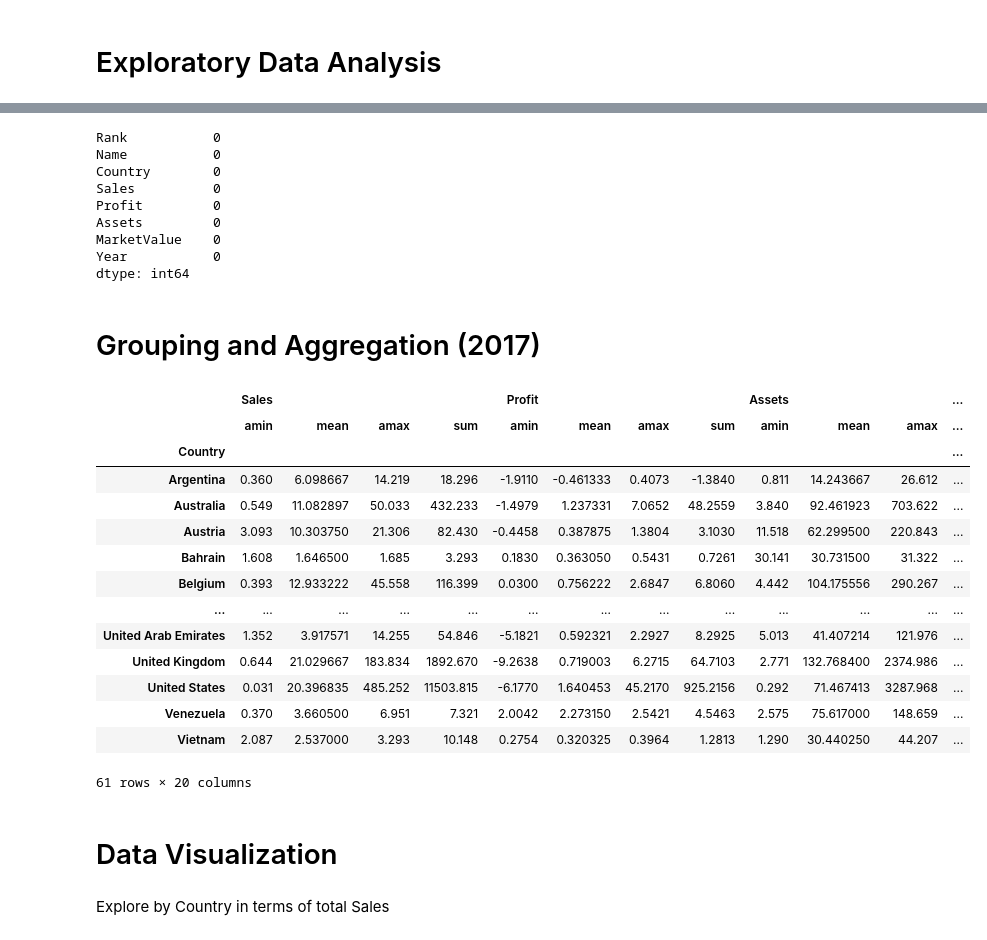
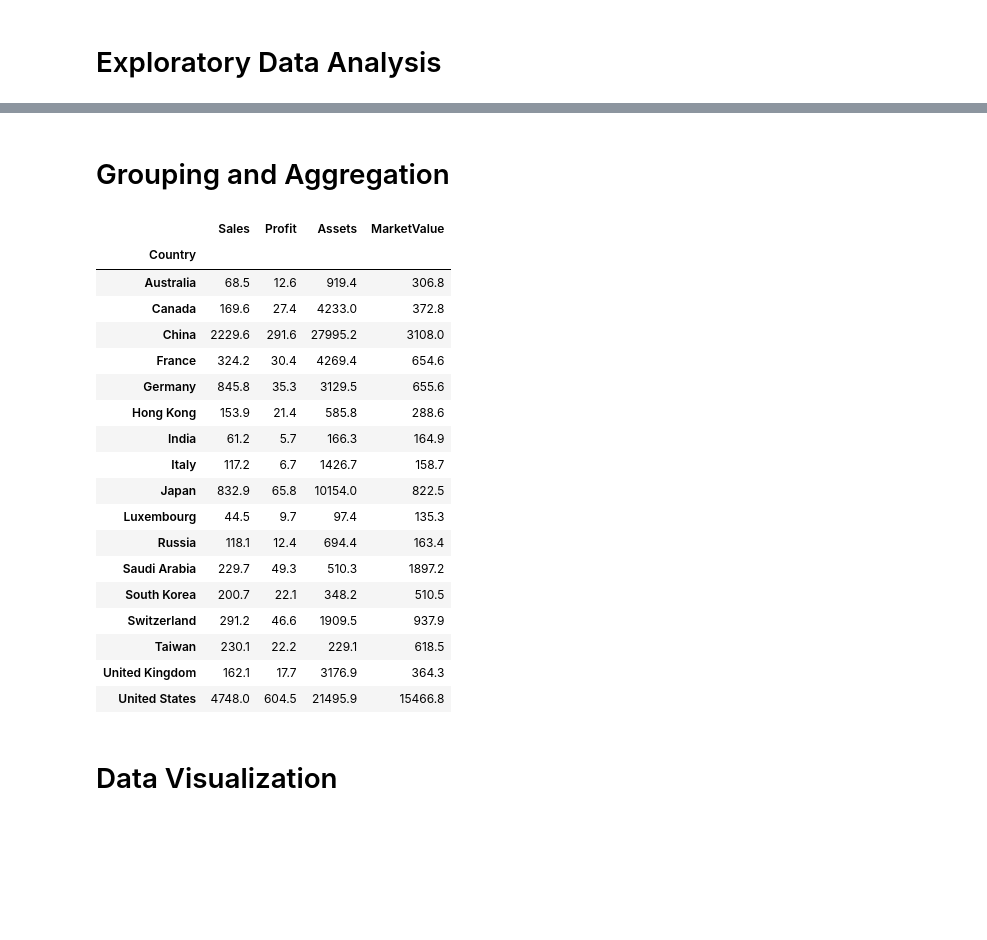
Before and after one commit to eldrigeampong/Data-Science, a Jupyter notebook: Forbes/project2.ipynb, the cells around one changed output, grey strips where cells are left out. Drawn from its saved outputs; the diff is of its cells as text; code cells hidden in the pictures; blank space fills up the shorter version.

```diff
--- a/Forbes/project2.ipynb
+++ b/Forbes/project2.ipynb
@@ -113,0 +112,4 @@ df_17.shape
+# %%
+df_top100[['Sales', 'Profit', 'Assets', 'MarketValue']] = df_top100[['Sales', 'Profit', 'Assets', 'MarketValue']].applymap(lambda x: str.lstrip(x, '$'))
+df_top100[['Sales', 'Profit', 'Assets', 'MarketValue']] = df_top100[['Sales', 'Profit', 'Assets', 'MarketValue']].applymap(lambda x: str.rstrip(x, 'B'))
+df_top100
@@ -113,0 +132,3 @@ df_17.shape
+# %%
+df_top100[['Sales', 'Profit', 'Assets', 'MarketValue']] = df_top100[['Sales', 'Profit', 'Assets', 'MarketValue']].replace(',', '', regex=True)
+df_top100
@@ -114,3 +153,3 @@ df_17.shape
 # %%
-df_17[['Sales', 'Profit', 'Assets', 'MarketValue']] = df_17[['Sales', 'Profit', 'Assets', 'MarketValue']].astype(np.float64)   # change data type
-df_17['Rank'] = df_17['Rank'].astype('category')
+df_top100[['Sales', 'Profit', 'Assets', 'MarketValue']] = df_top100[['Sales', 'Profit', 'Assets', 'MarketValue']].astype(np.float64)
+df_top100.info()
@@ -199,0 +171,3 @@ df_17.describe(include='float64')
+# %%
+df_top100['Rank'] = df_top100['Rank'].astype('category')
+df_top100.info()
@@ -247,35 +221,27 @@ df_17_drop.head()
-# %%
-df_17_drop.isna().sum()
-# %% [output]
-Rank           0
-Name           0
-Country        0
-Sales          0
-Profit         0
-Assets         0
-MarketValue    0
-Year           0
-dtype: int64
 # %% [markdown]
-# Grouping and Aggregation (2017)
+# Grouping and Aggregation
 # %%
-df_17_drop_gpd = df_17_drop.groupby('Country').agg([np.min, np.mean, np.max, np.sum])
-df_17_drop_gpd
+df_top100_grpd_agg = df_top100.groupby('Country').agg(np.sum)
+df_top100_grpd_agg
 # %% [output]
-|  | Sales |  |  |  | Profit |  |  |  | Assets |  |  | ... |
-|  | amin | mean | amax | sum | amin | mean | amax | sum | amin | mean | amax | ... |
-| Country |  |  |  |  |  |  |  |  |  |  |  | ... |
-| Argentina | 0.360 | 6.098667 | 14.219 | 18.296 | -1.9110 | -0.461333 | 0.4073 | -1.3840 | 0.811 | 14.243667 | 26.612 | ... |
-| Australia | 0.549 | 11.082897 | 50.033 | 432.233 | -1.4979 | 1.237331 | 7.0652 | 48.2559 | 3.840 | 92.461923 | 703.622 | ... |
-| Austria | 3.093 | 10.303750 | 21.306 | 82.430 | -0.4458 | 0.387875 | 1.3804 | 3.1030 | 11.518 | 62.299500 | 220.843 | ... |
-| Bahrain | 1.608 | 1.646500 | 1.685 | 3.293 | 0.1830 | 0.363050 | 0.5431 | 0.7261 | 30.141 | 30.731500 | 31.322 | ... |
-| Belgium | 0.393 | 12.933222 | 45.558 | 116.399 | 0.0300 | 0.756222 | 2.6847 | 6.8060 | 4.442 | 104.175556 | 290.267 | ... |
-| ... | ... | ... | ... | ... | ... | ... | ... | ... | ... | ... | ... | ... |
-| United Arab Emirates | 1.352 | 3.917571 | 14.255 | 54.846 | -5.1821 | 0.592321 | 2.2927 | 8.2925 | 5.013 | 41.407214 | 121.976 | ... |
-| United Kingdom | 0.644 | 21.029667 | 183.834 | 1892.670 | -9.2638 | 0.719003 | 6.2715 | 64.7103 | 2.771 | 132.768400 | 2374.986 | ... |
-| United States | 0.031 | 20.396835 | 485.252 | 11503.815 | -6.1770 | 1.640453 | 45.2170 | 925.2156 | 0.292 | 71.467413 | 3287.968 | ... |
-| Venezuela | 0.370 | 3.660500 | 6.951 | 7.321 | 2.0042 | 2.273150 | 2.5421 | 4.5463 | 2.575 | 75.617000 | 148.659 | ... |
-| Vietnam | 2.087 | 2.537000 | 3.293 | 10.148 | 0.2754 | 0.320325 | 0.3964 | 1.2813 | 1.290 | 30.440250 | 44.207 | ... |
+|  | Sales | Profit | Assets | MarketValue |
+| Country |  |  |  |  |
+| Australia | 68.5 | 12.6 | 919.4 | 306.8 |
+| Canada | 169.6 | 27.4 | 4233.0 | 372.8 |
+| China | 2229.6 | 291.6 | 27995.2 | 3108.0 |
+| France | 324.2 | 30.4 | 4269.4 | 654.6 |
+| Germany | 845.8 | 35.3 | 3129.5 | 655.6 |
+| Hong Kong | 153.9 | 21.4 | 585.8 | 288.6 |
+| India | 61.2 | 5.7 | 166.3 | 164.9 |
+| Italy | 117.2 | 6.7 | 1426.7 | 158.7 |
+| Japan | 832.9 | 65.8 | 10154.0 | 822.5 |
+| Luxembourg | 44.5 | 9.7 | 97.4 | 135.3 |
+| Russia | 118.1 | 12.4 | 694.4 | 163.4 |
+| Saudi Arabia | 229.7 | 49.3 | 510.3 | 1897.2 |
+| South Korea | 200.7 | 22.1 | 348.2 | 510.5 |
+| Switzerland | 291.2 | 46.6 | 1909.5 | 937.9 |
+| Taiwan | 230.1 | 22.2 | 229.1 | 618.5 |
+| United Kingdom | 162.1 | 17.7 | 3176.9 | 364.3 |
+| United States | 4748.0 | 604.5 | 21495.9 | 15466.8 |
-61 rows × 20 columns
 # %% [markdown]
 # Data Visualization
@@ -331,2 +247,0 @@ def extract_bot10(df, col1: str, col2: str):
-# %% [markdown]
-Explore by Country in terms of total Sales
```
Also changed, not shown: parts of 105 cells of this notebook, 3 other files.
